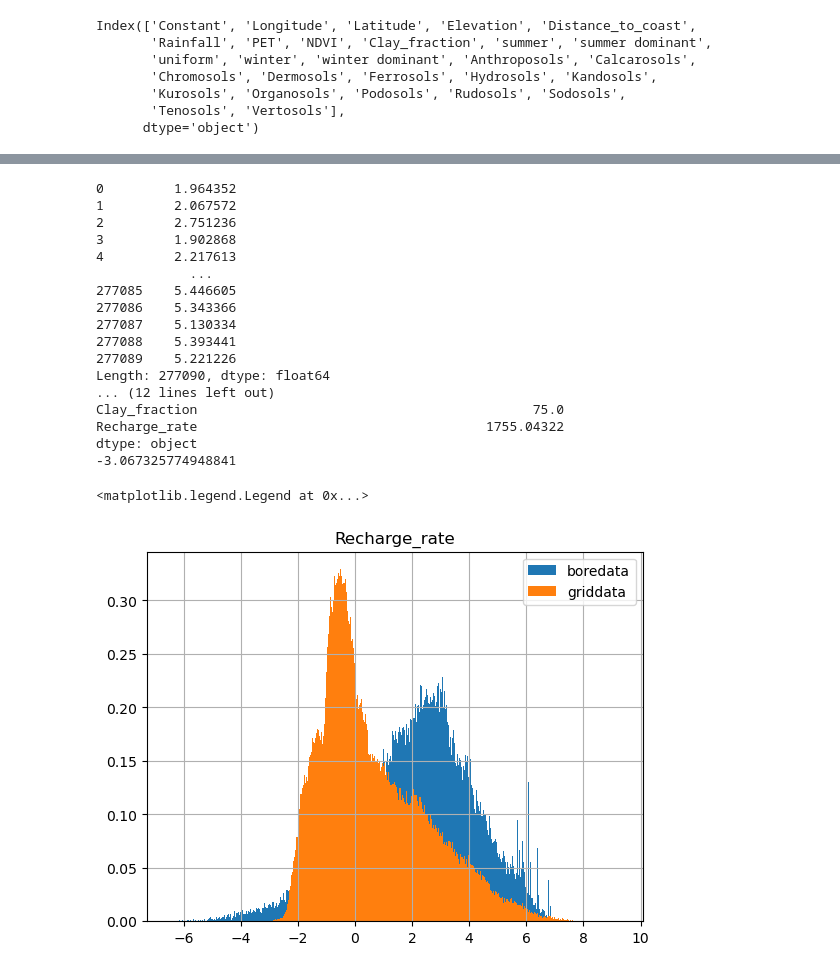
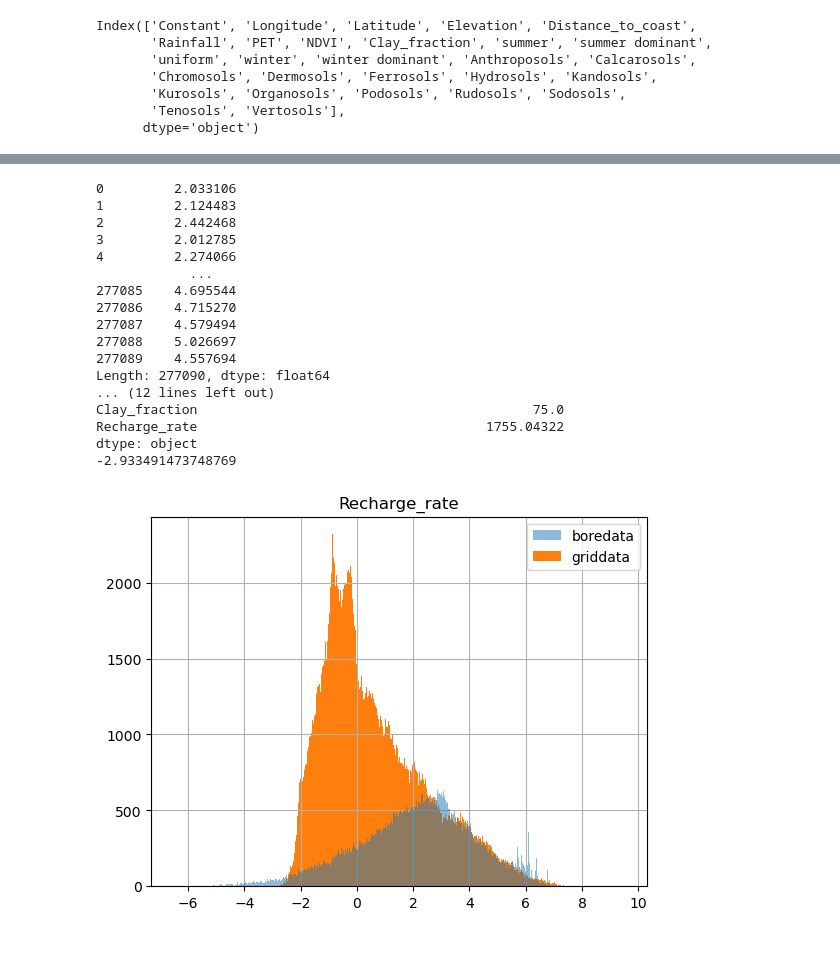
Before and after one commit to Matei-Stoica-Uni/Capstone-Case-Study---Australia, a Jupyter notebook: AUS_gw_recharge_capstonecasestudy.ipynb, the cells around one changed output, grey strips where cells are left out. Cells and saved outputs as stored; diff of their text form; code cells hidden in the pictures.

```diff
--- a/AUS_gw_recharge_capstonecasestudy.ipynb
+++ b/AUS_gw_recharge_capstonecasestudy.ipynb
@@ -290,7 +291,7 @@ corrs=[]
 for i in range(len(columns)):
     ax[i].scatter(
         np.log(boredata_vars['Recharge_rate']),
-        np.log(boredata_vars[columns[i]]))
+        np.log(boredata_vars[columns[i]]+1))
     ax[i].set_xlabel('log ' + columns[i])
     corrs.append(float(stats.pearsonr(np.log(boredata_vars['Recharge_rate']),np.log(boredata_vars[columns[i]]))[0]))
 print(corrs)
@@ -441,3 +442,15 @@ Sodosols                  False
 Tenosols                  False
 Vertosols                 False
 dtype: object
+# %%
+cv = KFold(n_splits=5, shuffle=True, random_state=5379)
+# boredata_all.dropna().astype(float)
+data_split = list(cv.split(boredata_all.dropna().astype(float)))[0]
+# print(np.array(train_index))
+train_data_for_forward_index = data_split[0]
+test_data_for_forward_index = data_split[1]
+print(len(train_data_for_forward))
+print(len(test_data_for_forward))
+bins=range(0,100)
+boredata_all.dropna().astype(float).loc[train_data_for_forward_index,'Recharge_rate'].hist(density=True,alpha=0.5,bins=bins)
+boredata_all.dropna().astype(float).loc[test_data_for_forward_index,'Recharge_rate'].hist(density=True,alpha=0.5,bins=bins)
@@ -612,10 +689,12 @@ data_pred_pre_processing = data_pred_pre_processing.astype(float)
 
 data_pred_pre_processing['Latitude'] = data_pred_pre_processing['Latitude'].apply(lambda a: abs(a)) # taking abs of latitude so it isnt negative for the log
 data_pred_pre_processing['Elevation'] = data_pred_pre_processing['Elevation']+26 # adding 26 so that the elevation isnt negative for the log
+data_pred_pre_processing['NDVI'] = np.clip(data_pred_pre_processing['NDVI'], a_min=0, a_max=None) # removes negative NDVI which refers to non vegatative locations
 
 pd.set_option('display.expand_frame_repr', False)
 print(data_pred_pre_processing)
 pd.set_option('display.expand_frame_repr', True)
+print(data_pred_pre_processing.min())
 # %% [output]
         Unnamed: 0  Longitude  Latitude  Elevation  Distance_to_coast  \
 0                0     113.25    -26.20       37.0           1.183484
@@ -679,30 +758,31 @@ y_pred = results.predict(data_pred_to_use)
 # %%
+y_data = pd.concat([y,y_test], join='outer', sort=True, verify_integrity=True).sort_index()
 print(y_pred)
 print(boredata.max())
 print(y_pred.min())
 y_pred_transformed = np.exp(y_pred)
-y.hist(density=True, bins=500, label='boredata')
-y_pred.hist(density=True, bins=500, label='griddata')
+y_data.hist(bins=500, label='boredata', zorder = 2, alpha=0.5)
+y_pred.hist(bins=500, label='griddata', zorder = 1)
 plt.legend()
+plt.show()
 # shows the ranges of the predictions are about the same as the training data
 # the distributions are different but that is to be expected since the boreholes are not uniformly distributed, unlike the griddata
 # %% [output]
-0         1.964352
-1         2.067572
-2         2.751236
-3         1.902868
-4         2.217613
+0         2.033106
+1         2.124483
+2         2.442468
+3         2.012785
+4         2.274066
             ...
-277085    5.446605
-277086    5.343366
-277087    5.130334
-277088    5.393441
-277089    5.221226
+277085    4.695544
+277086    4.715270
+277087    4.579494
+277088    5.026697
+277089    4.557694
 Length: 277090, dtype: float64
 ... (12 lines left out)
 Clay_fraction                                           75.0
 Recharge_rate                                     1755.04322
 dtype: object
--3.067325774948841
+-2.933491473748769
-<matplotlib.legend.Legend at 0x...>
-[figure, old version]
+[figure, new version]
```
Also changed, not shown: parts of 10 cells of this notebook.
